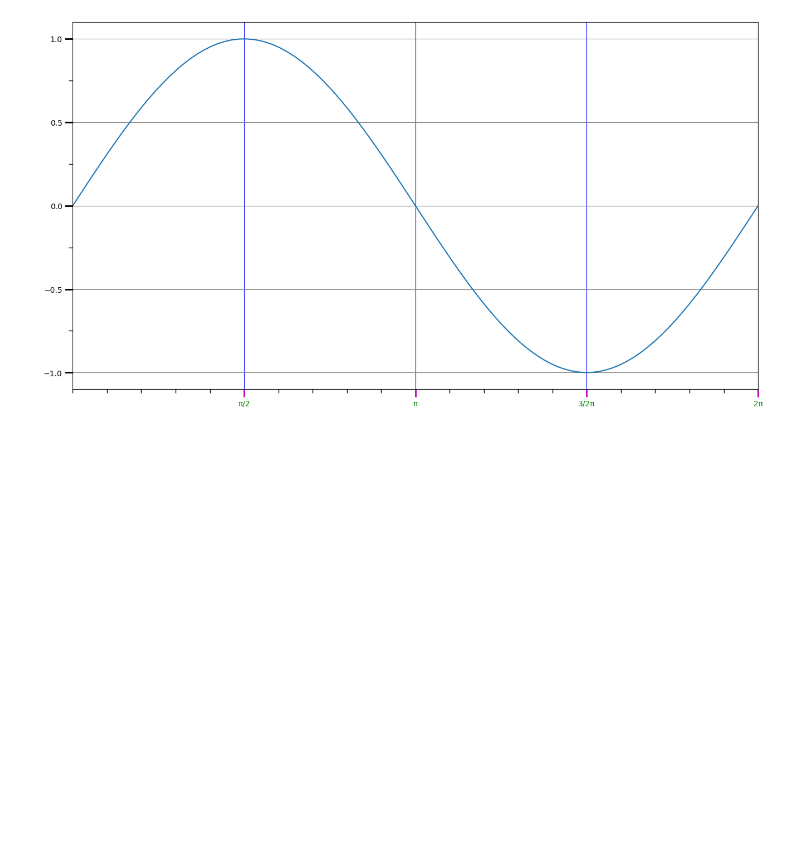
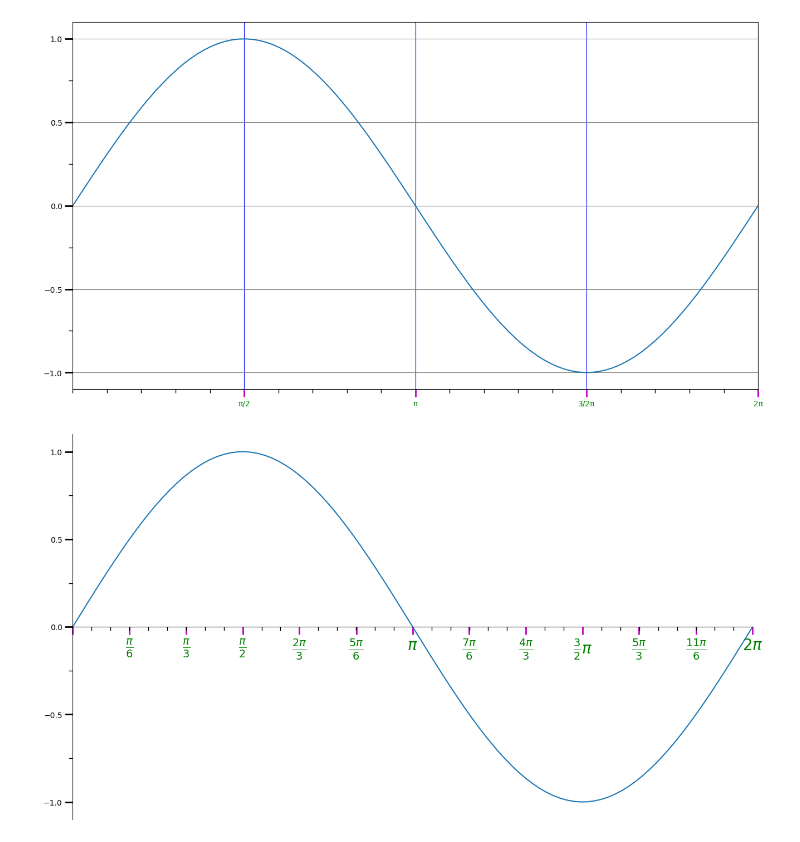
Before and after one commit to Buldadavid/plot, a Jupyter notebook: 1.ipynb, the cells around one changed output. Cells and saved outputs as stored; diff of their text form; code cells hidden in the pictures; blank space fills up the shorter version.

```diff
--- a/1.ipynb
+++ b/1.ipynb
@@ -27,3 +27,33 @@ plt.grid()
 plt.show()
 # %% [output]
 [figure]
+# %%
+fig = plt.subplots(figsize=(13,7), layout='constrained')
+ax = plt.gca()
+ax.xaxis.set_major_locator(ticker.MultipleLocator(1/12))
+ax.xaxis.set_minor_locator(ticker.MultipleLocator(1/36))
+ax.xaxis.set_ticks_position('bottom')
+ax.yaxis.set_major_locator(ticker.MultipleLocator(0.5))
+ax.yaxis.set_minor_locator(ticker.MultipleLocator(0.25))
+ax.yaxis.set_ticks_position('left')
+ax.tick_params(which='major', width=1, length=5)
+ax.tick_params(which='minor', width=1, length=5)
+ax.tick_params(axis='x', color='m', length=10, direction='out', width=2, labelcolor='g', grid_color='b')
+ax.tick_params(axis='y', color='k', length=10, direction='out', width=2, labelcolor='k', grid_color='gray')
+ax.set_xticks([0,0.083,0.167,0.25,1/3,0.417,0.5,0.583,2/3,0.75,0.833,0.917,1])
+ax.set_xticklabels(["",r'$\frac{\pi}{6}$',r'$\frac{\pi}{3}$',r'$\frac{\pi}{2}$',r'$\frac{2\pi}{3}$',r'$\frac{5\pi}{6}$', '$\pi$',r'$\frac{7\pi}{6}$',r'$\frac{4\pi}{3}$', r'$\frac{3}{2}\pi$',r'$\frac{5\pi}{3}$',r'$\frac{11\pi}{6}$',r'$2\pi$'])
+# ax.spines['left'].set_position('center')
+ax.spines['bottom'].set_position('center')
+ax.spines['top'].set_visible(False)
+ax.spines['right'].set_visible(False)
+for label in ax.get_xticklabels():
+    label.set_fontsize(20)
+# ax.spines['bottom'].set_visible(False)
+# ax.spines['left'].set_visible(False)
+plt.plot(x,y)
+# plt.hlines(0, 0, x[-1], colors="k", linestyles='solid', label='-')
+plt.xlim(0,1)
+# plt.grid()
+plt.show()
+# %% [output]
+[figure, added]
```
